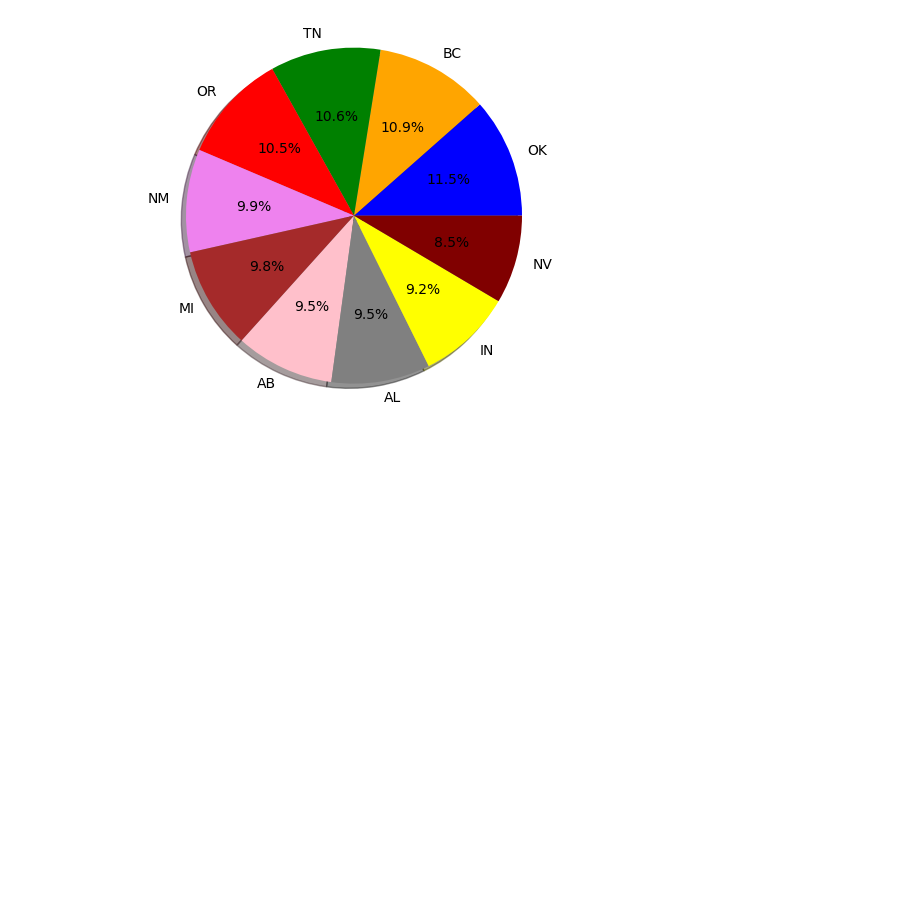
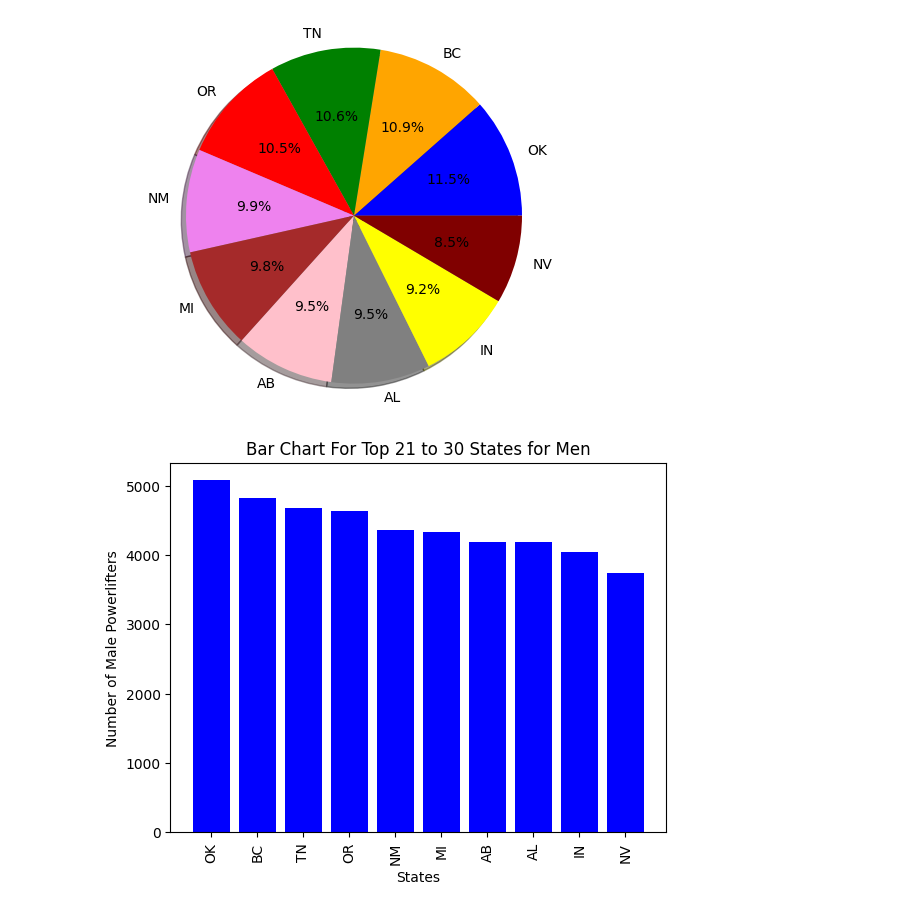
Before and after one commit to Raghul1694/introduction1, a Jupyter notebook: project.ipynb, the cells around one changed output. Cells and saved outputs as stored; diff of their text form; code cells hidden in the pictures; blank space fills up the shorter version.

Commit message:
Created using Colab open power lifting 01 mini project

```diff
--- a/project.ipynb
+++ b/project.ipynb
@@ -245,3 +245,17 @@ plt.axis("equal")
 plt.show()
 # %% [output]
 [figure]
+# %%
+import matplotlib.pyplot as plt # make sure to import matplotlib.pyplot
+
+data = {"OK": 5075, "BC": 4823, "TN": 4680, "OR": 4632, "NM": 4364,
+        "MI": 4330, "AB": 4184, "AL": 4184, "IN": 4036, "NV": 3746}
+
+plt.bar(data.keys(), data.values(), color="blue")
+plt.xlabel("States")
+plt.ylabel("Number of Male Powerlifters")
+plt.title("Bar Chart For Top 21 to 30 States for Men")
+plt.xticks(rotation=90)
+plt.show()
+# %% [output]
+[figure, added]
```
Also changed, not shown: parts of 5 cells of this notebook.
